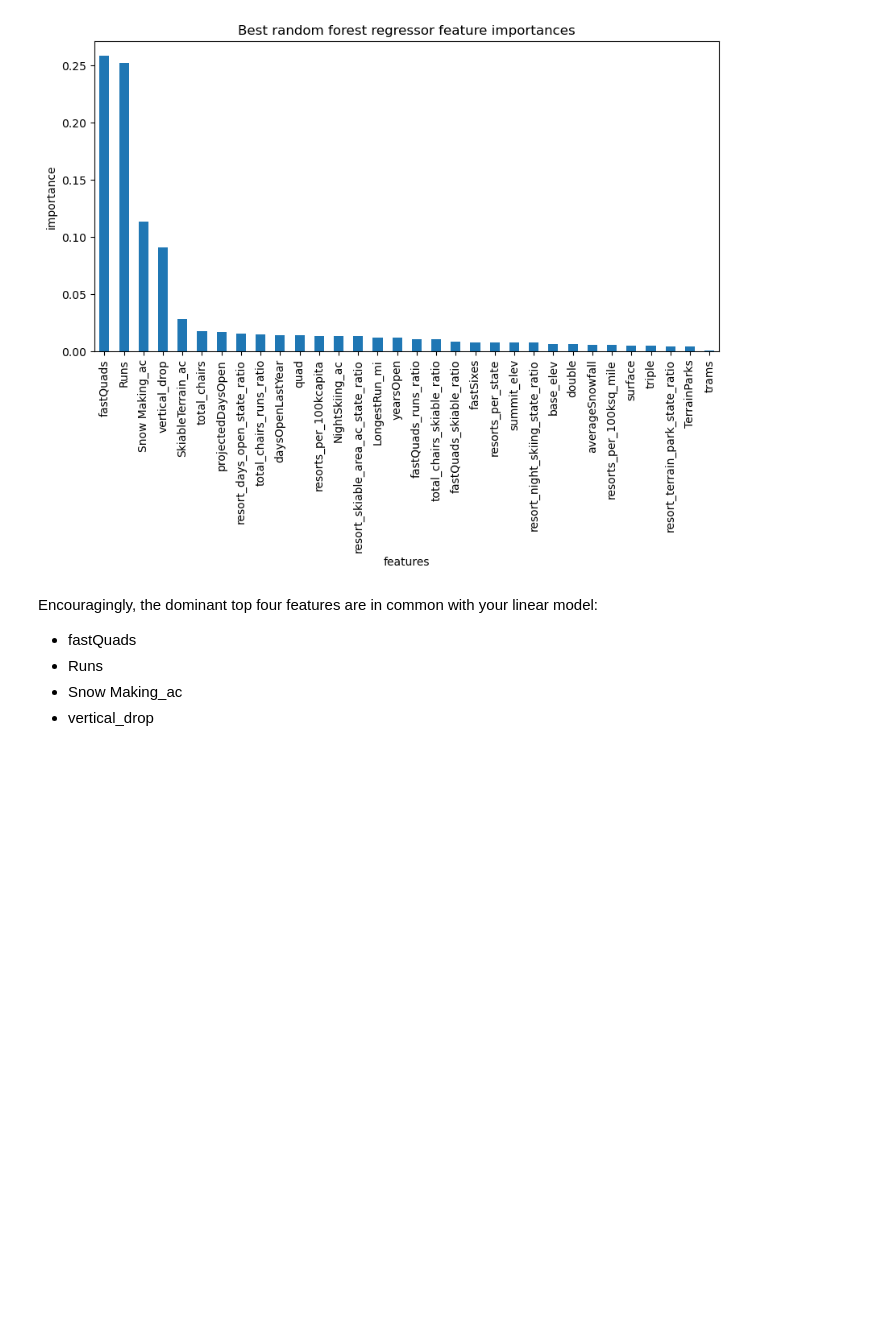
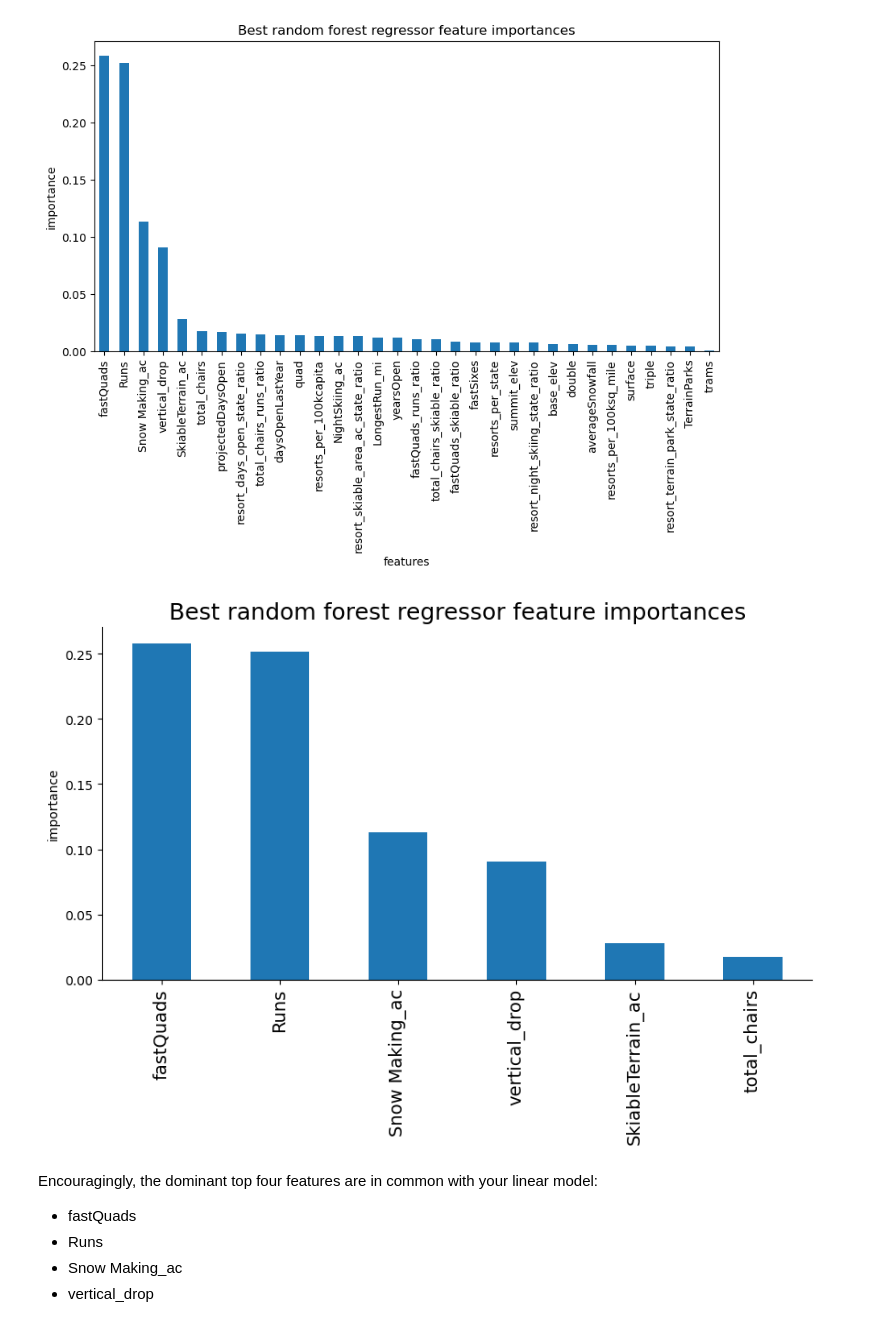
Before and after one commit to deannachurch/DataScienceGuidedCapstone, a Jupyter notebook: Notebooks/04_preprocessing_and_training.ipynb, the cells around one changed output. Drawn from its saved outputs; the diff is of its cells as text; code cells hidden in the pictures; blank space fills up the shorter version.

```diff
--- a/Notebooks/04_preprocessing_and_training.ipynb
+++ b/Notebooks/04_preprocessing_and_training.ipynb
@@ -1110,6 +1110,19 @@ plt.ylabel('importance')
 plt.title('Best random forest regressor feature importances');
 # %% [output]
 [figure]
+# %%
+fig,ax = plt.subplots(figsize=(10, 5))
+imps = rf_grid_cv.best_estimator_.named_steps.randomforestregressor.feature_importances_
+rf_feat_imps = pd.Series(imps, index=X_train.columns).sort_values(ascending=False)
+rf_feat_imps.head(6).plot(kind='bar')
+#plt.xlabel('features')
+ax.tick_params(axis='x', labelsize=14)  # Increase font size for x-axis labels
+ax.spines['top'].set_visible(False)  # Remove top spine
+ax.spines['right'].set_visible(False)  # Remove right spine
+plt.ylabel('importance')
+ax.set_title('Best random forest regressor feature importances', fontsize=18);  # Increase font size for title
+# %% [output]
+[figure, added]
 # %% [markdown]
 Encouragingly, the dominant top four features are in common with your linear model:
 * fastQuads
```
Also changed, not shown: 8 other files.
